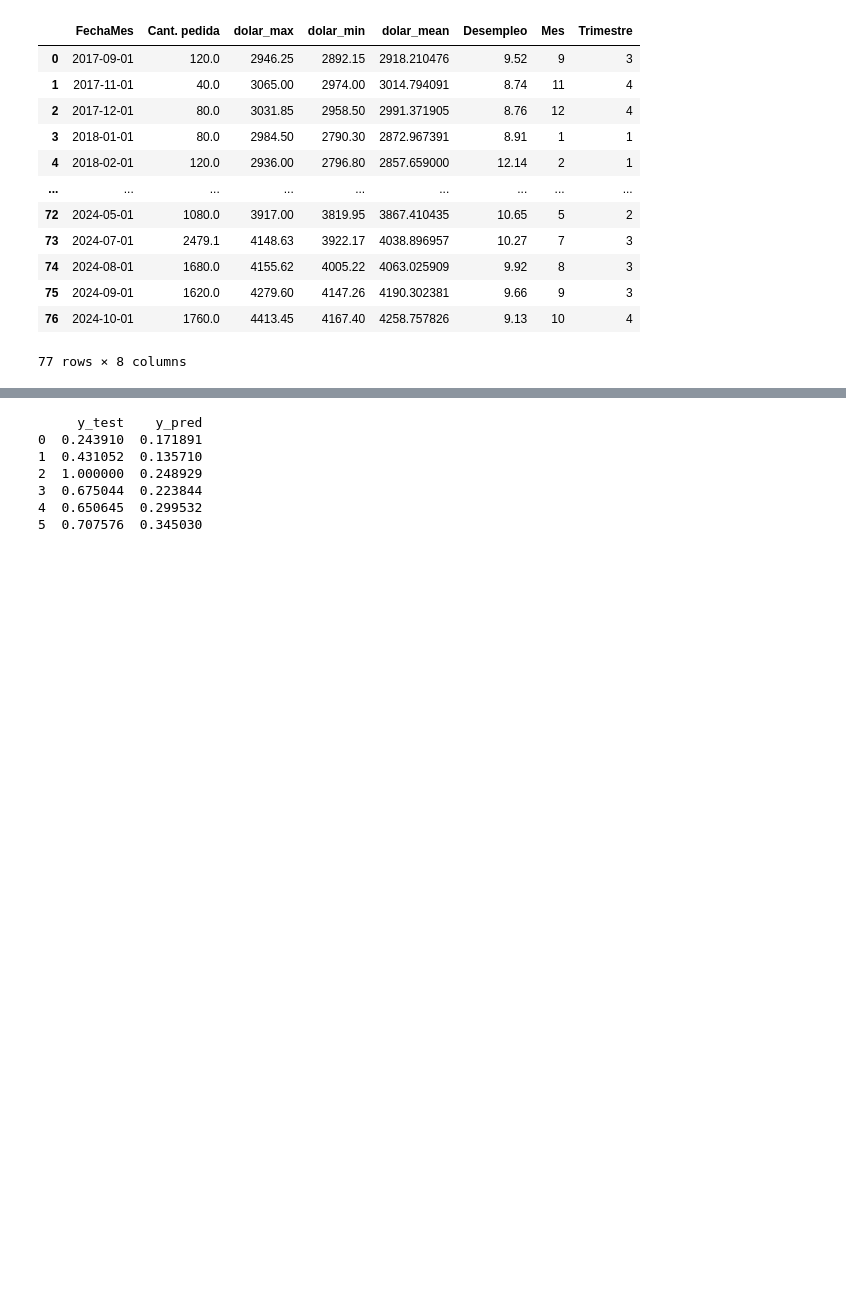
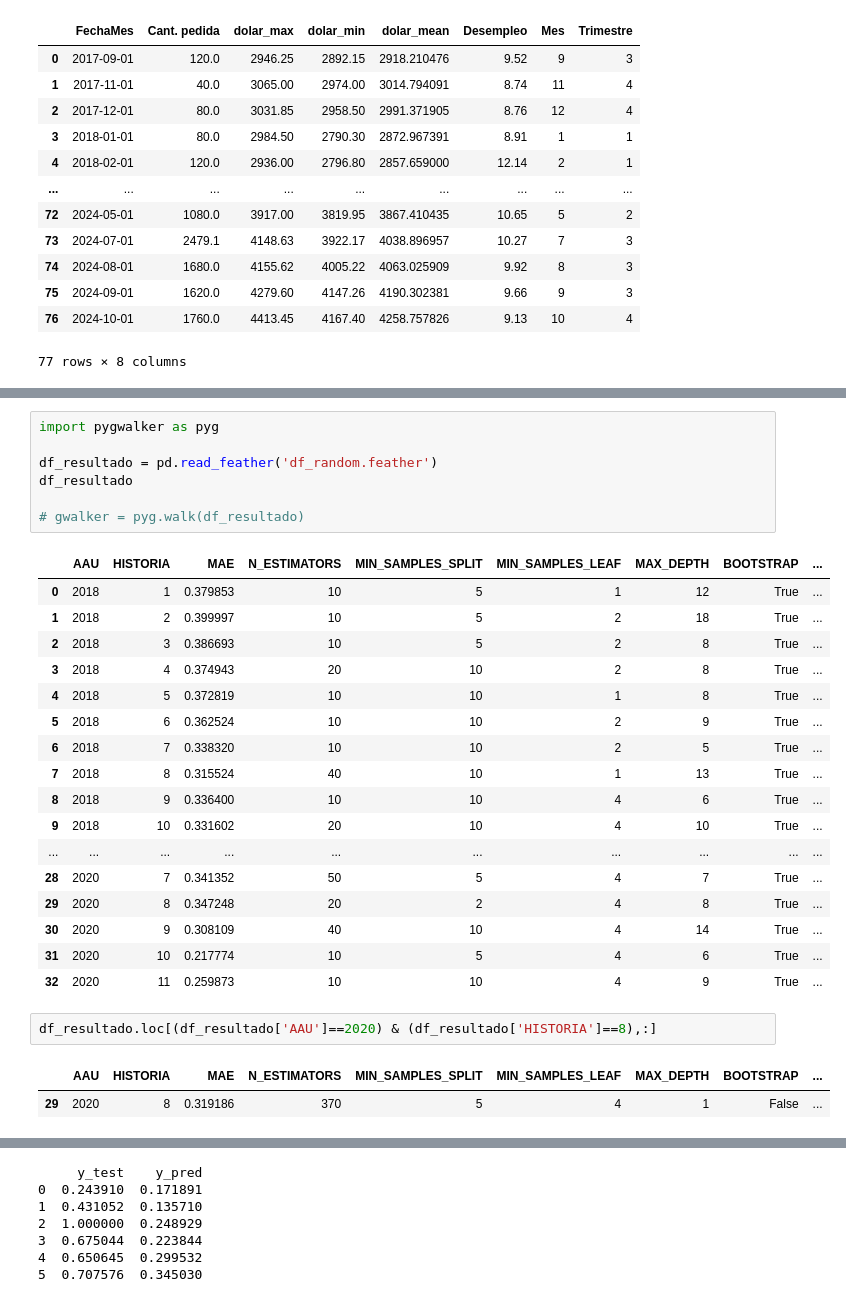
Before and after one commit to jaimereinoso2/SUMIQUIM_PILOTO, a Jupyter notebook: v3 - RF XVtime random search best/app.ipynb, the cells around one changed output, grey strips where cells are left out. Saved outputs shown, nothing was run; the diff lists cells and outputs as text; blank space fills up the shorter version.

```diff
--- a/v3 - RF XVtime random search best/app.ipynb
+++ b/v3 - RF XVtime random search best/app.ipynb
@@ -267 +244,31 @@ df_resultado
+# %%
+import pygwalker as pyg
+
+df_resultado = pd.read_feather('df_random.feather')
+df_resultado
+
+# gwalker = pyg.walk(df_resultado)
+# %% [output]
+|  | AAU | HISTORIA | MAE | N_ESTIMATORS | MIN_SAMPLES_SPLIT | MIN_SAMPLES_LEAF | MAX_DEPTH | BOOTSTRAP | ... |
+| 0 | 2018 | 1 | 0.379853 | 10 | 5 | 1 | 12 | True | ... |
+| 1 | 2018 | 2 | 0.399997 | 10 | 5 | 2 | 18 | True | ... |
+| 2 | 2018 | 3 | 0.386693 | 10 | 5 | 2 | 8 | True | ... |
+| 3 | 2018 | 4 | 0.374943 | 20 | 10 | 2 | 8 | True | ... |
+| 4 | 2018 | 5 | 0.372819 | 10 | 10 | 1 | 8 | True | ... |
+| 5 | 2018 | 6 | 0.362524 | 10 | 10 | 2 | 9 | True | ... |
+| 6 | 2018 | 7 | 0.338320 | 10 | 10 | 2 | 5 | True | ... |
+| 7 | 2018 | 8 | 0.315524 | 40 | 10 | 1 | 13 | True | ... |
+| 8 | 2018 | 9 | 0.336400 | 10 | 10 | 4 | 6 | True | ... |
+| 9 | 2018 | 10 | 0.331602 | 20 | 10 | 4 | 10 | True | ... |
+| ... | ... | ... | ... | ... | ... | ... | ... | ... | ... |
+| 28 | 2020 | 7 | 0.341352 | 50 | 5 | 4 | 7 | True | ... |
+| 29 | 2020 | 8 | 0.347248 | 20 | 2 | 4 | 8 | True | ... |
+| 30 | 2020 | 9 | 0.308109 | 40 | 10 | 4 | 14 | True | ... |
+| 31 | 2020 | 10 | 0.217774 | 10 | 5 | 4 | 6 | True | ... |
+| 32 | 2020 | 11 | 0.259873 | 10 | 10 | 4 | 9 | True | ... |
+# %%
+df_resultado.loc[(df_resultado['AAU']==2020) & (df_resultado['HISTORIA']==8),:]
+# %% [output]
+|  | AAU | HISTORIA | MAE | N_ESTIMATORS | MIN_SAMPLES_SPLIT | MIN_SAMPLES_LEAF | MAX_DEPTH | BOOTSTRAP | ... |
+| 29 | 2020 | 8 | 0.319186 | 370 | 5 | 4 | 1 | False | ... |
 # %%
```
Also changed, not shown: parts of 4 cells of this notebook, 2 other files.
